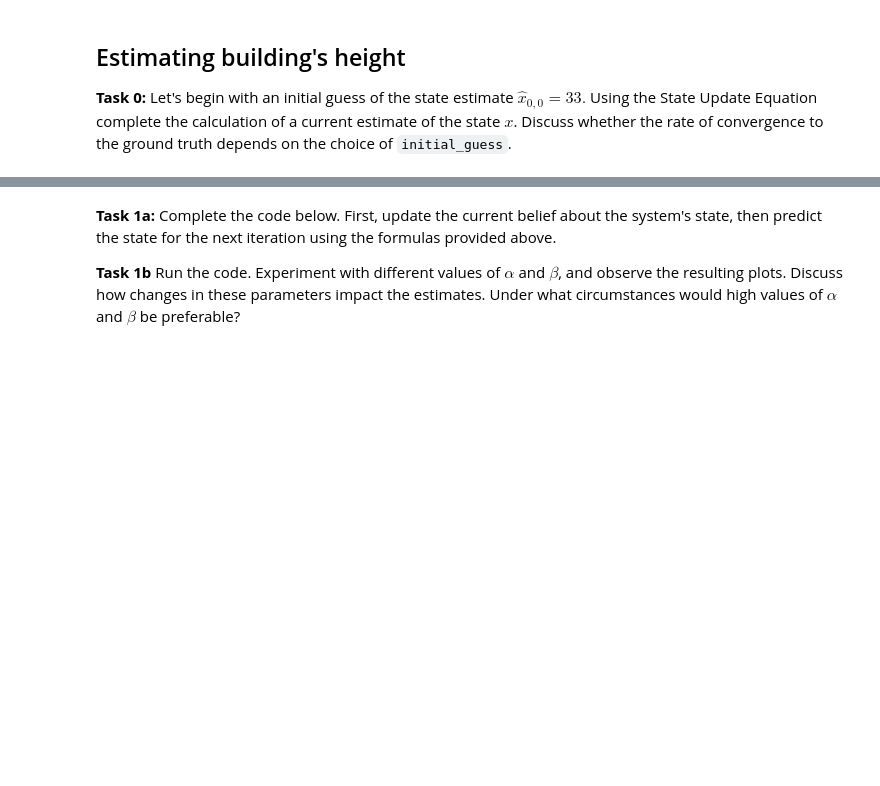
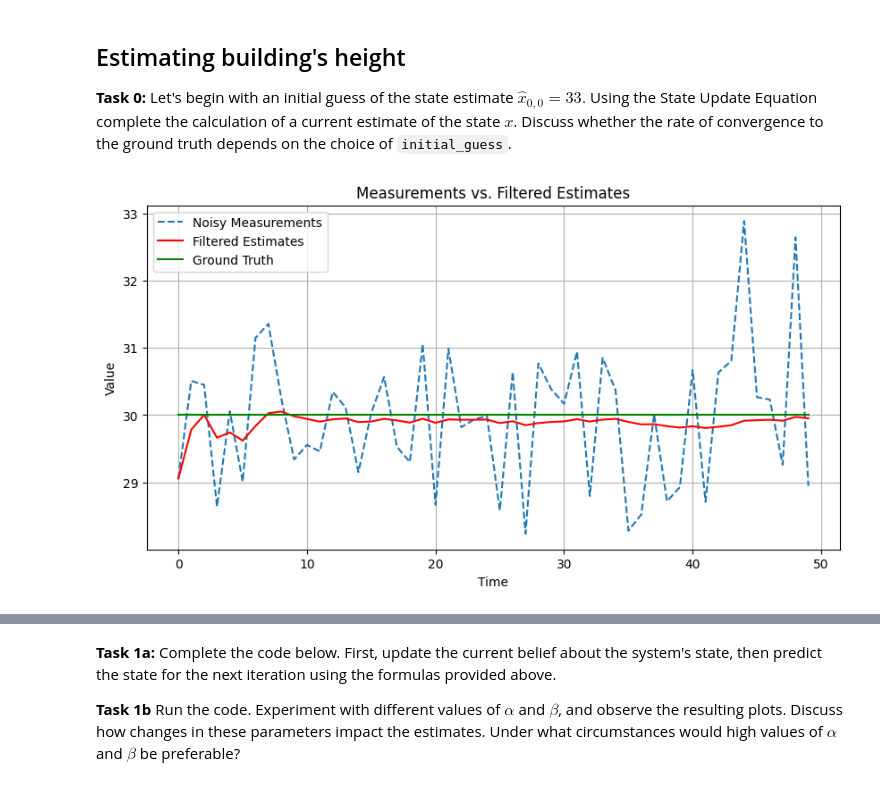
Before and after one commit to MichalSlowakiewicz/Robot-Control, a Jupyter notebook: LAB_8.ipynb, the cells around one changed output, grey strips where cells are left out. Drawn from its saved outputs; the diff is of its cells as text; code cells hidden in the pictures; blank space fills up the shorter version.

```diff
--- a/LAB_8.ipynb
+++ b/LAB_8.ipynb
@@ -67,20 +67,22 @@ measurements = np.random.normal(ground_truth, np.sqrt(measurement_variance), num
 # %%
 initial_guess = 33
 estimates = [initial_guess]
 
 for n in range(1,num_measurements + 1):
     z = measurements[n - 1]  # current observation. measurement[n-1] corresponds to measurement taken at time n
     x_prev = estimates[-1]  # prediction of current state
 
     ### YOUR CODE STARTS ###
     # Calculate a current etimate of x using the State Update Equation
-    x_now = ...
+    x_now = x_prev + 1/n * (z - x_prev)
 
     ### YOUR CODE ENDS ###
 
     estimates.append(x_now)
 
 plot_measurement_and_estimates(measurements, estimates[1:],np.full(num_measurements, ground_truth))
+# %% [output]
+[figure, added]
 # %% [markdown]
 # The alpha-beta filter
 
```
Also changed, not shown: parts of 4 cells of this notebook.
